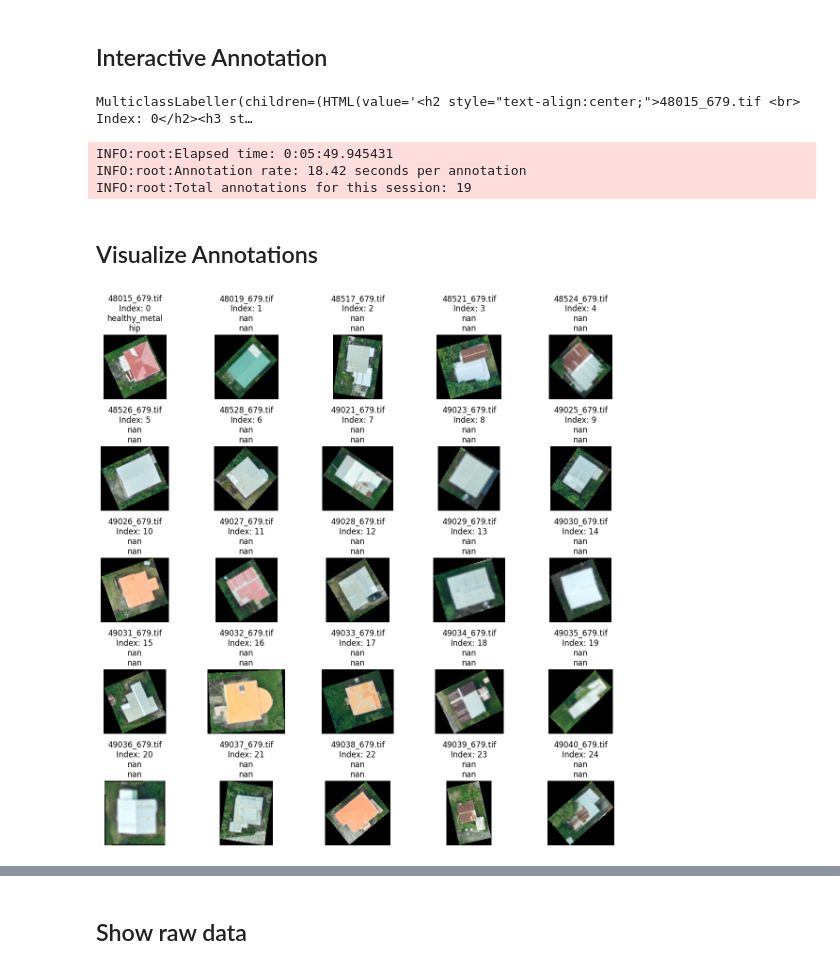
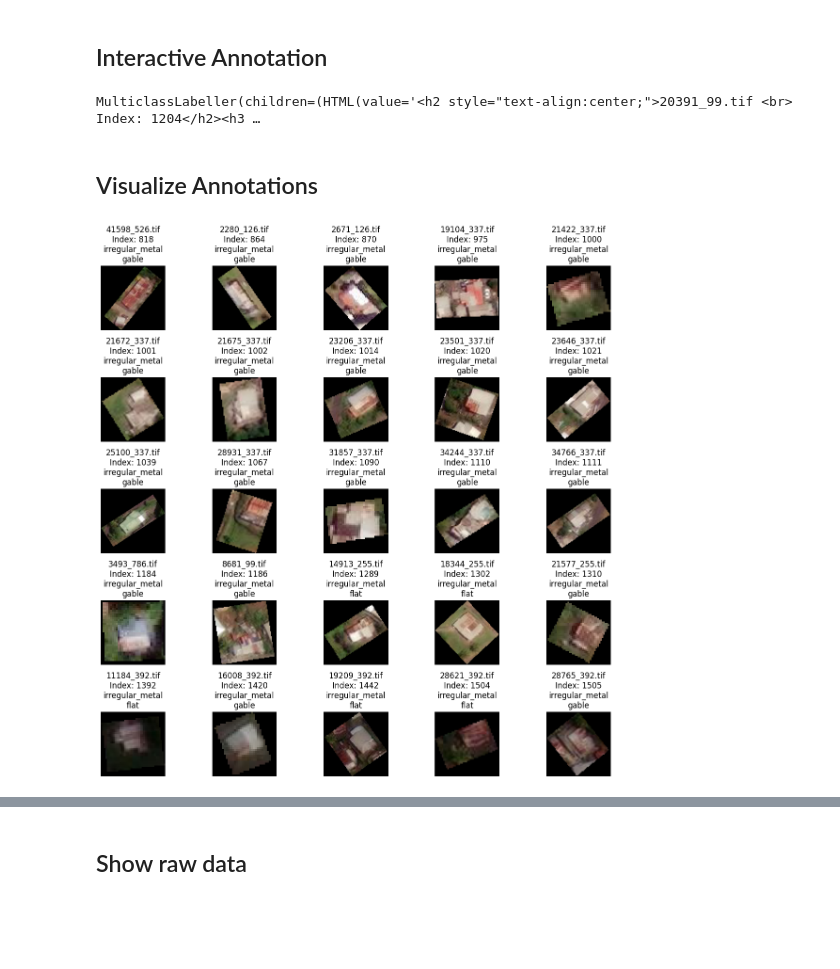
Before and after one commit to GFDRR/caribbean-climate-resilience, a Jupyter notebook: notebooks/02_data_annotation.ipynb, the cells around one changed output, grey strips where cells are left out. Drawn from its saved outputs; the diff is of its cells as text; code cells hidden in the pictures; blank space fills up the shorter version.

```diff
--- a/notebooks/02_data_annotation.ipynb
+++ b/notebooks/02_data_annotation.ipynb
@@ -14,21 +19,17 @@ from utils import data_annotator
 # %%
-iso_code = "GRD"
+iso_code = "VCT"
+mode = "aerial"
 path_to_images = f"data/aerial/raster/{iso_code}/tiles_{iso_code}/"
-path_to_file = f"data/aerial/vector/{iso_code}/tiles_{iso_code}/tiles_0-29_{iso_code}.geojson"
-
-config_file = "configs/config_aerial.yaml"
-with open(config_file, 'r') as stream:
-    labels = yaml.safe_load(stream)
+path_to_file = f"data/aerial/vector/{iso_code}/tiles_{iso_code}.geojson"
+path_to_embeddings = f"data/aerial/vector/{iso_code}/embeddings/"
+# %%
+config_file = f"configs/config_{mode}.yaml"
+with open(config_file, 'r') as stream:
+    labels = yaml.safe_load(stream)
 # %% [markdown]
 ## Interactive Annotation
 # %%
-da = data_annotator.DataAnnotator(path_to_images, path_to_file, labels, index=0)
+da = data_annotator.DataAnnotator(path_to_images, path_to_file, path_to_embeddings, labels, mode=mode, index=1204)
 da.widget
 # %% [output]
-MulticlassLabeller(children=(HTML(value='<h2 style="text-align:center;">48015_679.tif <br> Index: 0</h2><h3 st…
+MulticlassLabeller(children=(HTML(value='<h2 style="text-align:center;">20391_99.tif <br> Index: 1204</h2><h3 …
-# %%
-da.end_timer()
-# %% [output]
-INFO:root:Elapsed time: 0:05:49.945431
-INFO:root:Annotation rate: 18.42 seconds per annotation
-INFO:root:Total annotations for this session: 19
@@ -35,9 +38,11 @@ INFO:root:Total annotations for this session: 19
 # %% [markdown]
 ## Visualize Annotations
-# %%
-da.visualize_annotations(index=0)
-
-# To show only hipped buildings, uncomment the following:
-#da.visualize_annotations(index=0, query="roof_material == 'healthy_metal'")
-# %% [output]
-[figure, removed]
+# %%
+#da.visualize_annotations(index=0)
+
+# To show only hipped buildings, uncomment the following:
+#da.visualize_annotations(index=50, query="roof_material == 'nan'")
+da.visualize_annotations(index=50, query="roof_material == 'irregular_metal'")
+#da.visualize_annotations(index=50, query="clean == False")
+# %% [output]
+[figure, added]
```
Also changed, not shown: parts of 6 cells of this notebook, 1 other file.
